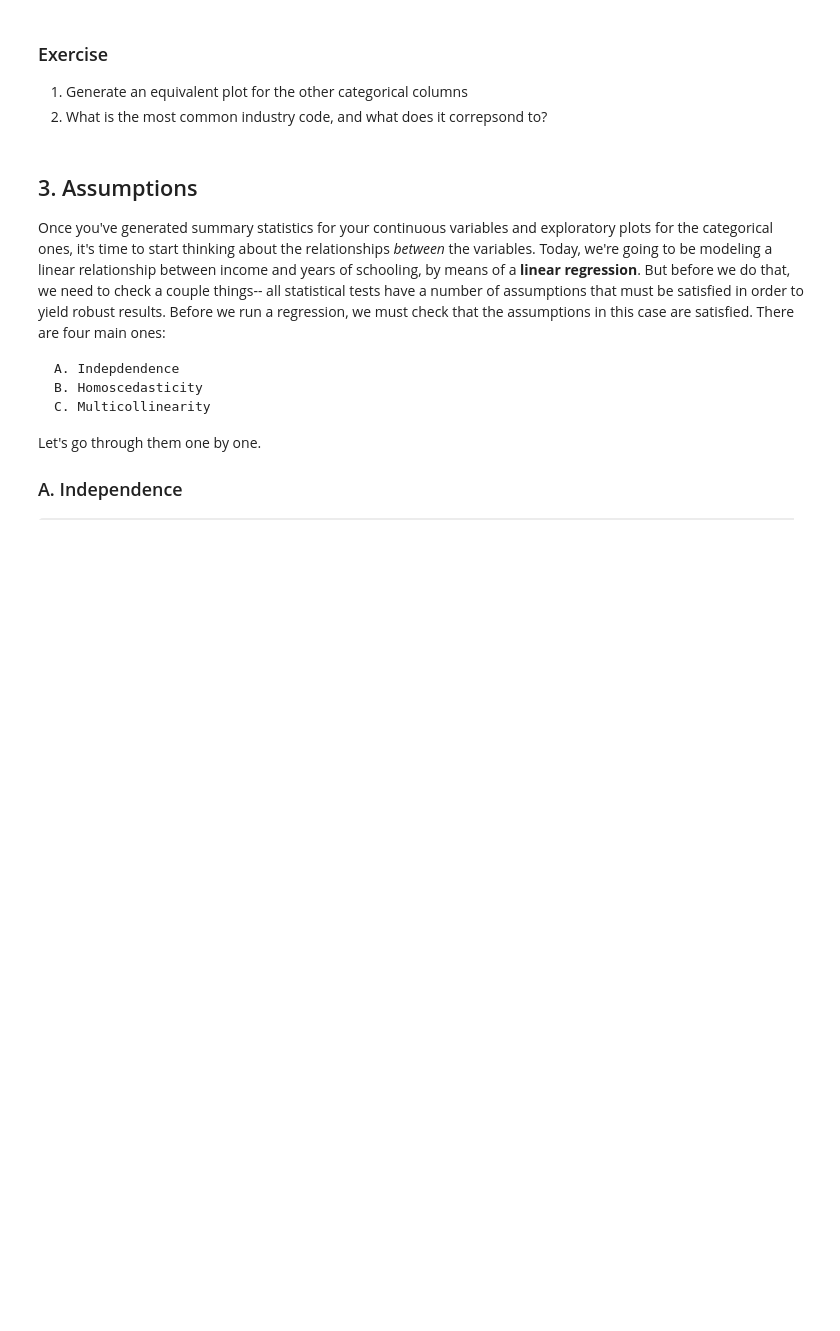
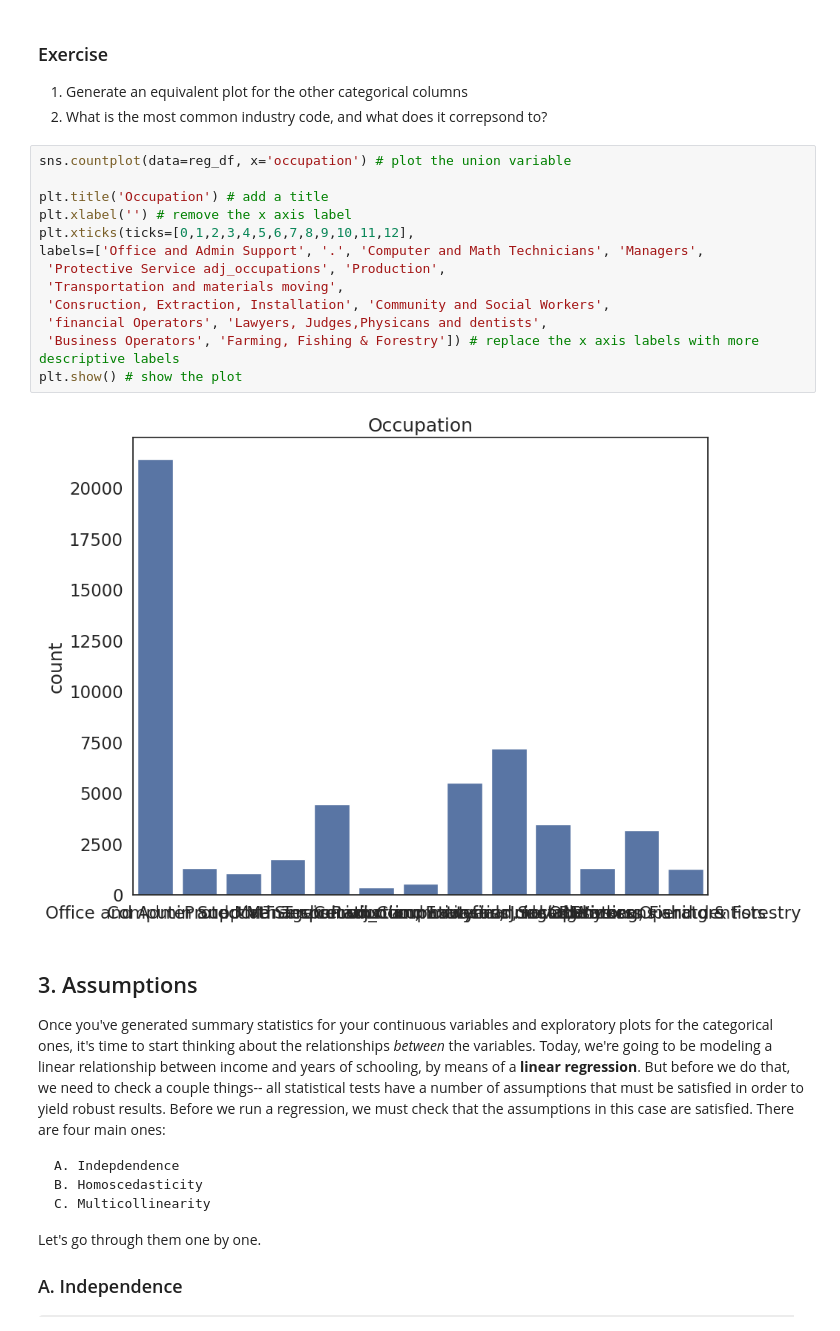
Before and after one commit to aneoki/QM2, a Jupyter notebook: W7_Linear_Regression.ipynb, the cells around one changed output. Drawn from its saved outputs; the diff is of its cells as text; blank space fills up the shorter version.

```diff
--- a/W7_Linear_Regression.ipynb
+++ b/W7_Linear_Regression.ipynb
@@ -162,6 +186,21 @@ plt.show() # show the plot
 
 1. Generate an equivalent plot for the other categorical columns
 2. What is the most common industry code, and what does it correpsond to?
+# %%
+sns.countplot(data=reg_df, x='occupation') # plot the union variable
+
+plt.title('Occupation') # add a title
+plt.xlabel('') # remove the x axis label
+plt.xticks(ticks=[0,1,2,3,4,5,6,7,8,9,10,11,12],
+labels=['Office and Admin Support', '.', 'Computer and Math Technicians', 'Managers',
+ 'Protective Service adj_occupations', 'Production',
+ 'Transportation and materials moving',
+ 'Consruction, Extraction, Installation', 'Community and Social Workers',
+ 'financial Operators', 'Lawyers, Judges,Physicans and dentists',
+ 'Business Operators', 'Farming, Fishing & Forestry']) # replace the x axis labels with more descriptive labels
+plt.show() # show the plot
+# %% [output]
+[figure, added]
 # %% [markdown]
 ## 3. Assumptions
 
```
Also changed, not shown: parts of 3 cells of this notebook.
